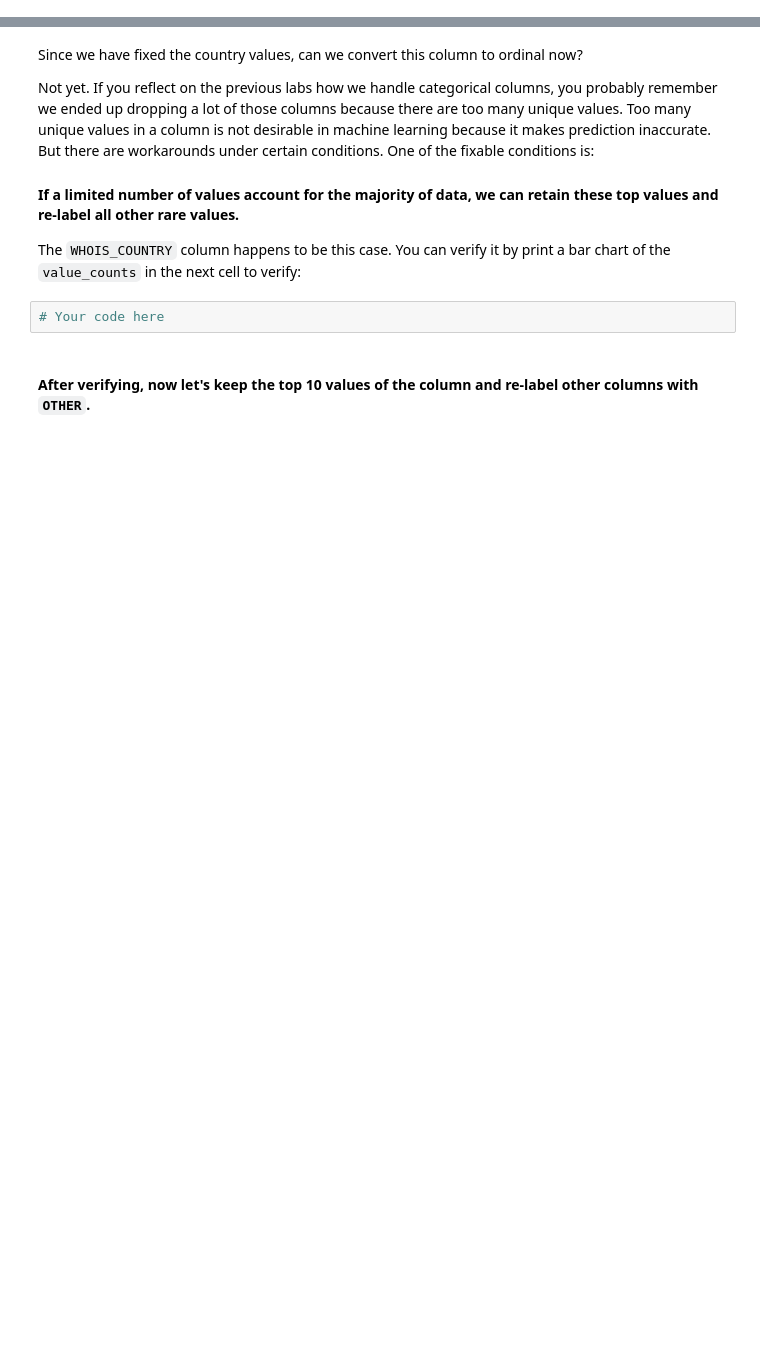
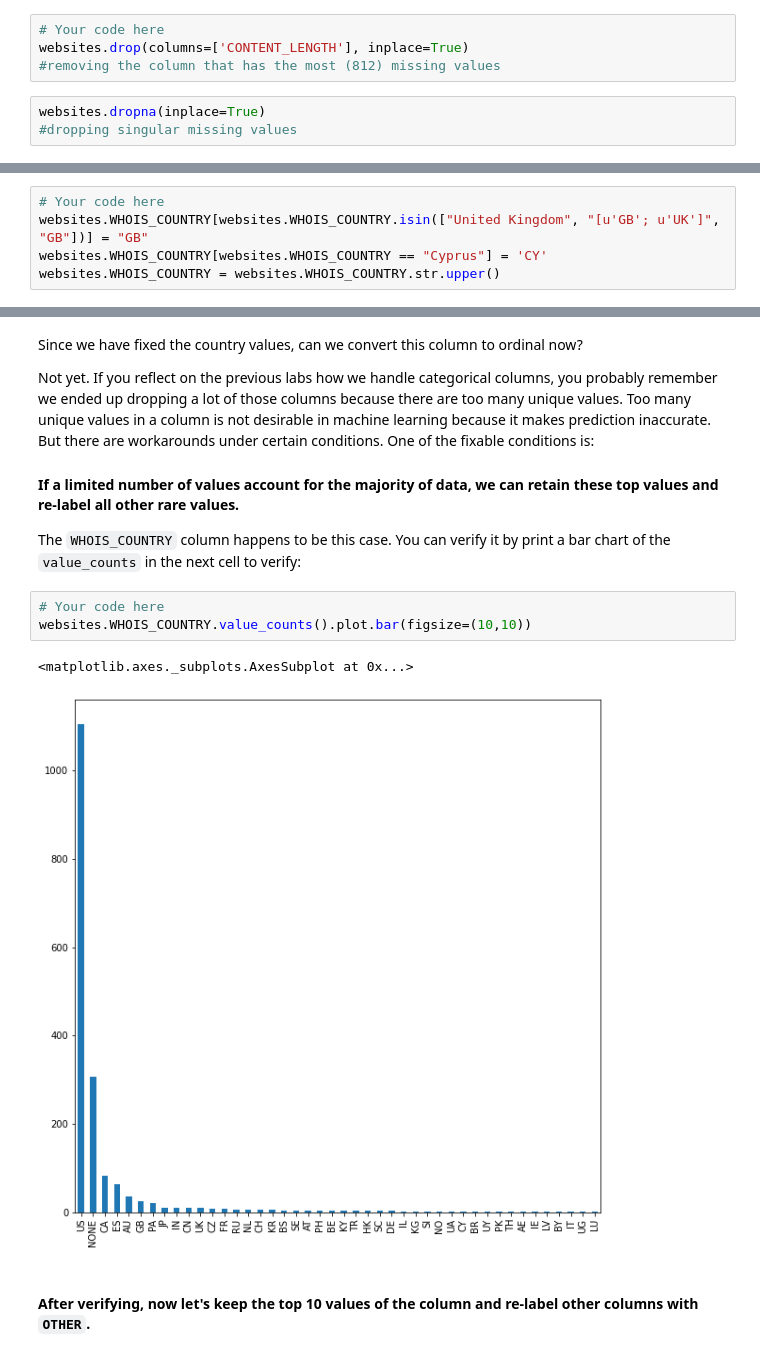
Before and after one commit to paoloironhack/dataptams2020, a Jupyter notebook: labs/module_3/Supervised-Learning/your-code/main.ipynb, the cells around one changed output, grey strips where cells are left out. Drawn from its saved outputs; the diff is of its cells as text; blank space fills up the shorter version.

```diff
--- a/labs/module_3/Supervised-Learning/your-code/main.ipynb
+++ b/labs/module_3/Supervised-Learning/your-code/main.ipynb
@@ -119,0 +165,7 @@ If you remember in the previous labs, we drop a column if the column contains a
+# %%
+# Your code here
+websites.drop(columns=['CONTENT_LENGTH'], inplace=True)
+#removing the column that has the most (812) missing values
+# %%
+websites.dropna(inplace=True)
+#dropping singular missing values
@@ -150,0 +238,5 @@ How to handle string columns is always case by case. Let's start by working on `
+# %%
+# Your code here
+websites.WHOIS_COUNTRY[websites.WHOIS_COUNTRY.isin(["United Kingdom", "[u'GB'; u'UK']", "GB"])] = "GB"
+websites.WHOIS_COUNTRY[websites.WHOIS_COUNTRY == "Cyprus"] = 'CY'
+websites.WHOIS_COUNTRY = websites.WHOIS_COUNTRY.str.upper()
@@ -158,5 +259,9 @@ Not yet. If you reflect on the previous labs how we handle categorical columns,
 The `WHOIS_COUNTRY` column happens to be this case. You can verify it by print a bar chart of the `value_counts` in the next cell to verify:
 # %%
 # Your code here
+websites.WHOIS_COUNTRY.value_counts().plot.bar(figsize=(10,10))
+# %% [output]
+<matplotlib.axes._subplots.AxesSubplot at 0x...>
+[figure, added]
 # %% [markdown]
 #### After verifying, now let's keep the top 10 values of the column and re-label other columns with `OTHER`.
```
Also changed, not shown: parts of 53 cells of this notebook, 5 other files.
